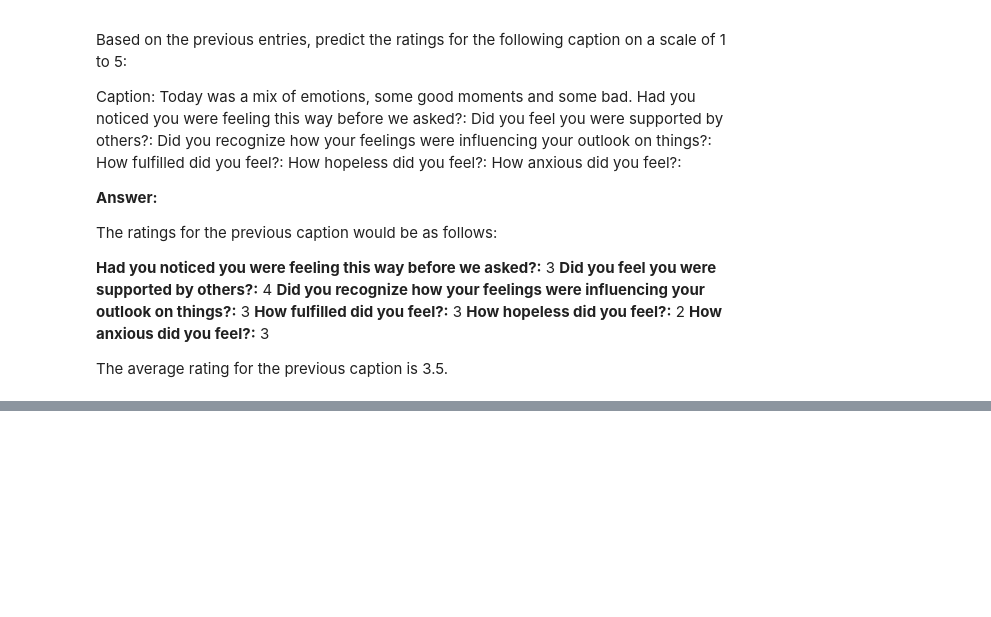
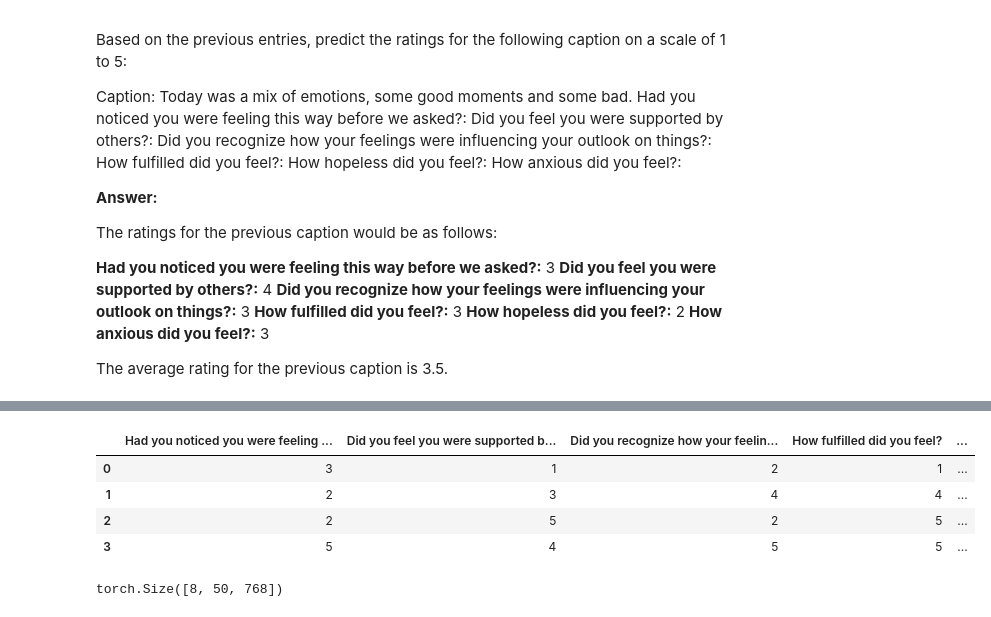
Before and after one commit to Yogesh914/cv-model-exploration, a Jupyter notebook: exploration.ipynb, the cells around one changed output, grey strips where cells are left out. Saved outputs shown, nothing was run; the diff lists cells and outputs as text; code cells hidden in the pictures; blank space fills up the shorter version.

```diff
--- a/exploration.ipynb
+++ b/exploration.ipynb
@@ -722,0 +793,12 @@ The average rating for the previous caption is 3.5.
+# %%
+import pandas as pd
+import os
+
+data = pd.read_csv(os.path.join("/content/drive/MyDrive/Colab Notebooks/data/training_set.csv"))
+data
+# %% [output]
+|  | Had you noticed you were feeling ... | Did you feel you were supported b... | Did you recognize how your feelin... | How fulfilled did you feel? | ... |
+| 0 | 3 | 1 | 2 | 1 | ... |
+| 1 | 2 | 3 | 4 | 4 | ... |
+| 2 | 2 | 5 | 2 | 5 | ... |
+| 3 | 5 | 4 | 5 | 5 | ... |
@@ -722,0 +895,4 @@ The average rating for the previous caption is 3.5.
+# %%
+train_embeddings[0].shape
+# %% [output]
+torch.Size([8, 50, 768])
```
Also changed, not shown: parts of 15 cells of this notebook.
